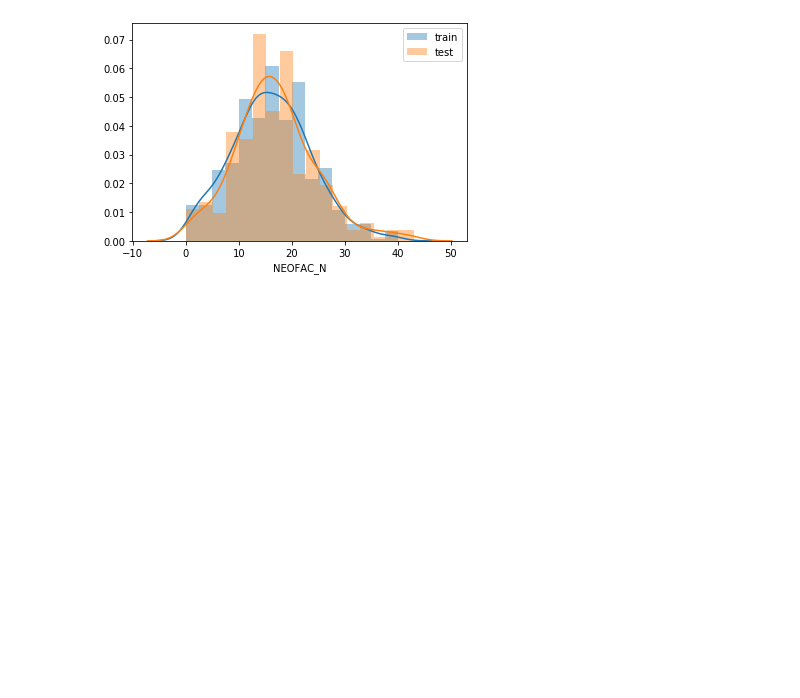
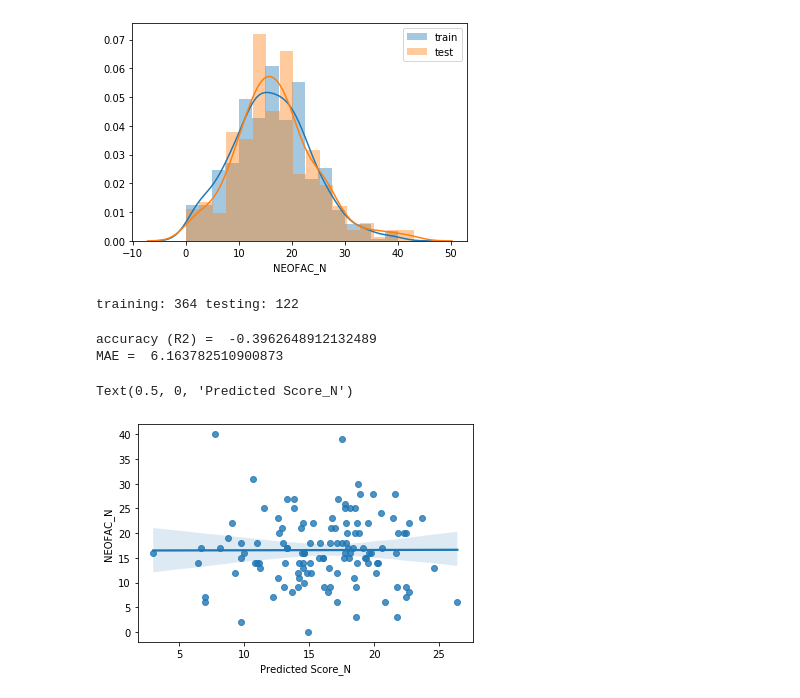
Before and after one commit to brainhack-school2020/harveyaa_fMRI_neuroticism, a Jupyter notebook: ptn_pipeline.ipynb, the cells around one changed output. Drawn from its saved outputs; the diff is of its cells as text; code cells hidden in the pictures; blank space fills up the shorter version.

```diff
--- a/ptn_pipeline.ipynb
+++ b/ptn_pipeline.ipynb
@@ -179,3 +179,58 @@ plt.legend()
 # %% [output]
 <matplotlib.legend.Legend at 0x...>
 [figure]
+# %%
+from sklearn.model_selection import train_test_split
+
+# Split the sample to training/test with a 75/25 ratio, and
+# stratify by age class, and also shuffle the data.
+
+#age_class2 = pheno.loc[y_train.index,'AgeGroup']
+
+X_train2, X_test, y_train2, y_test = train_test_split(
+                                                    X_train, # x
+                                                    y_train, # y
+                                                    test_size = 0.25, # 75%/25% split
+                                                    shuffle = True, # shuffle dataset
+                                                                    # before splitting
+                                                    #stratify = age_class2,  # keep
+                                                                           # distribution
+                                                                           # of ageclass
+                                                                           # consistent
+                                                                           # betw. train
+                                                                           # & test sets.
+                                                    random_state = 123 # same shuffle each
+                                                                       # time
+                                                                       )
+
+# print the size of our training and test groups
+print('training:', len(X_train2),
+     'testing:', len(X_test))
+# %% [output]
+training: 364 testing: 122
+# %%
+from sklearn.metrics import mean_absolute_error
+from sklearn.svm import SVR
+l_svr = SVR(kernel='linear') # define the model
+
+# fit model just to training data
+l_svr.fit(X_train2,y_train2)
+
+# predict the *test* data based on the model trained on X_train2
+y_pred = l_svr.predict(X_test)
+
+# caluclate the model accuracy
+acc = l_svr.score(X_test, y_test)
+mae = mean_absolute_error(y_true=y_test,y_pred=y_pred)
+# %%
+# print results
+print('accuracy (R2) = ', acc)
+print('MAE = ',mae)
+
+sns.regplot(y_pred,y_test)
+plt.xlabel('Predicted Score_N')
+# %% [output]
+accuracy (R2) =  -0.3962648912132489
+MAE =  6.163782510900873
+Text(0.5, 0, 'Predicted Score_N')
+[figure, added]
```
Also changed, not shown: parts of 1 cell of this notebook.
